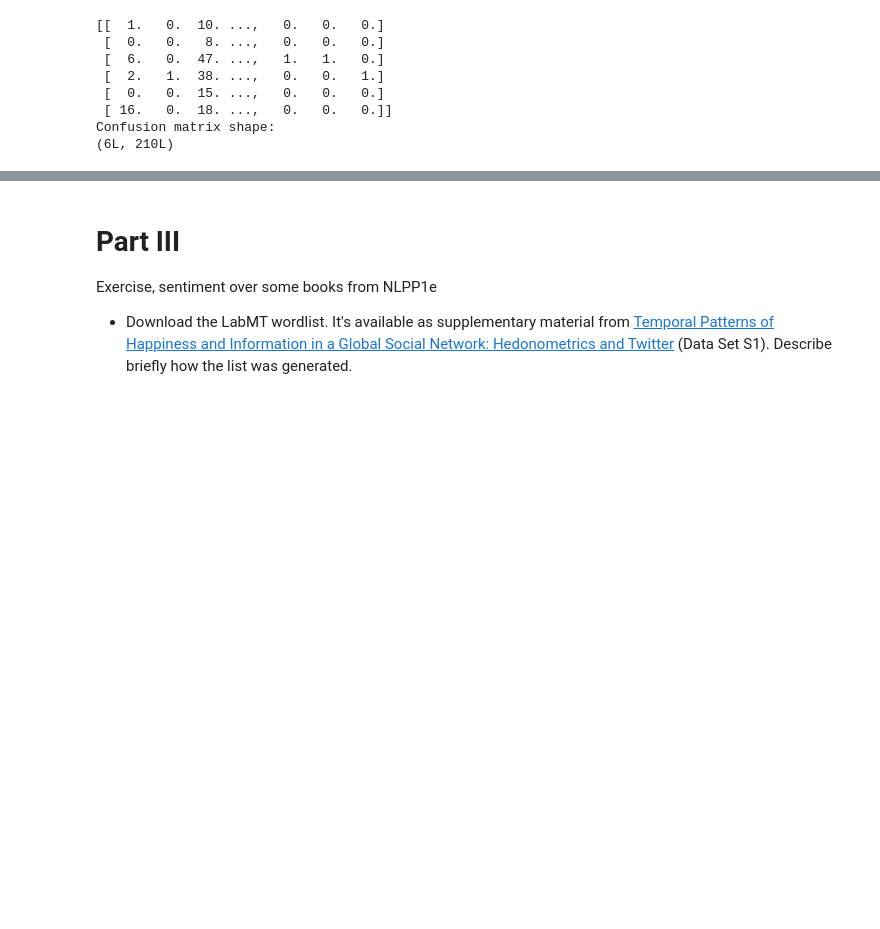
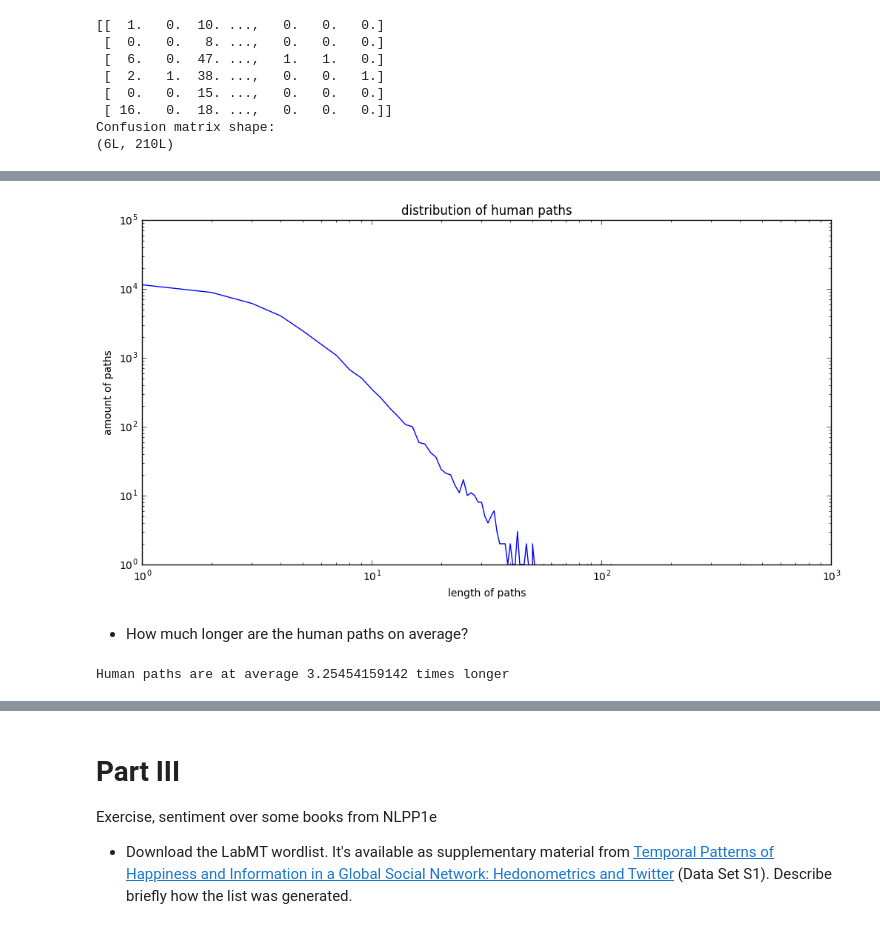
Before and after one commit to pay64k/social_graphs_2016, a Jupyter notebook: Untitled Folder/Assignment2.ipynb, the cells around one changed output, grey strips where cells are left out. Cells and saved outputs as stored; diff of their text form; code cells hidden in the pictures; blank space fills up the shorter version.

```diff
--- a/Untitled Folder/Assignment2.ipynb
+++ b/Untitled Folder/Assignment2.ipynb
@@ -526,0 +479,10 @@ Now you're ready to get started
+# %%
+import csv
+
+# Go through the links.tsv and add directed link from one node to another
+with open('./links.tsv', 'r') as f:
+    # Skip the headers
+    lines_after_12 = f.readlines()[12:]
+    reader = csv.reader(lines_after_12, delimiter='\t')
+    for row in reader:
+        G.add_edge(row[0], row[1])
@@ -526,0 +540,34 @@ Now you're ready to get started
+# %%
+import math
+
+# Unzip the list 'human_navigation_paths' to get human path lengths
+link_start, link_end, human_paths = zip(*human_navigation_paths)
+
+# Sort 'human_paths' to find the shortest and longest human path lengths
+human_paths_sorted = sorted(human_paths)
+
+# Count how often the path lengths occur
+y = []
+for i in range(human_paths_sorted[0], (human_paths_sorted[-1] + 1)):
+    y.append(human_paths_sorted.count(i))
+
+# Plot the distribution
+x = range(len(y))
+plt.figure(figsize=(12, 6))
+plt.xlabel('length of paths')
+plt.ylabel('amount of paths')
+plt.xscale('log')
+plt.yscale('log')
+plt.title('distribution of human paths')
+plt.plot(x, y)
+plt.show()
+# %% [output]
+[figure, added]
+# %% [markdown]
+* How much longer are the human paths on average?
+# %%
+avg_human_paths = np.average(human_paths)
+avg_shortest_paths = np.average(shortest_path)
+print('Human paths are at average ' + str(avg_human_paths - avg_shortest_paths) + ' times longer')
+# %% [output]
+Human paths are at average 3.25454159142 times longer
```
Also changed, not shown: parts of 37 cells of this notebook.
